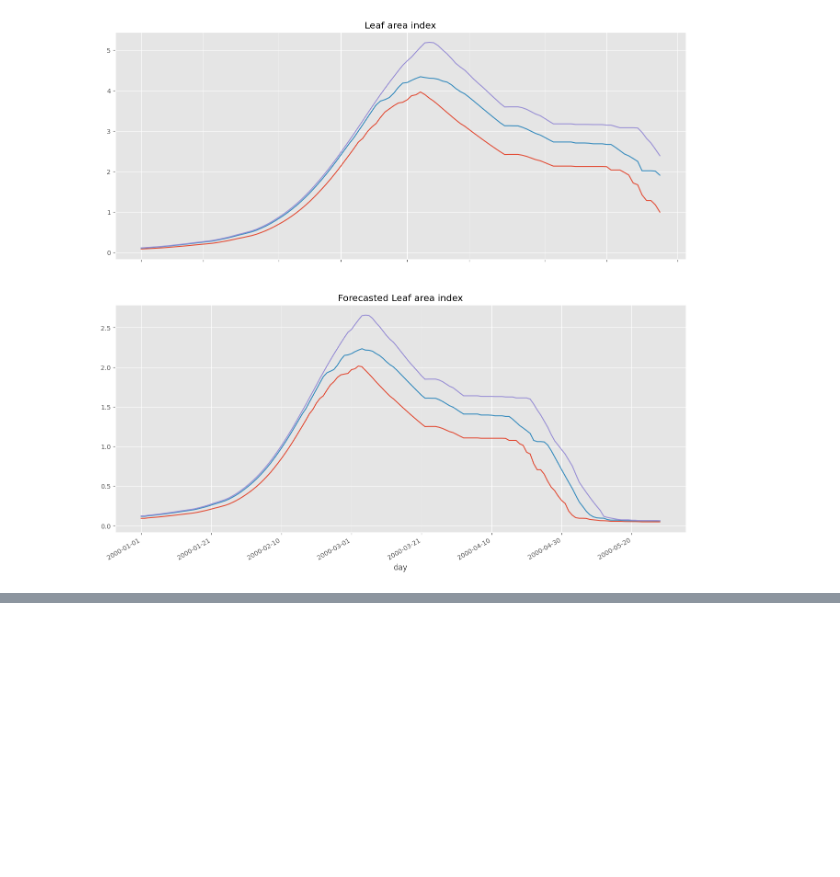
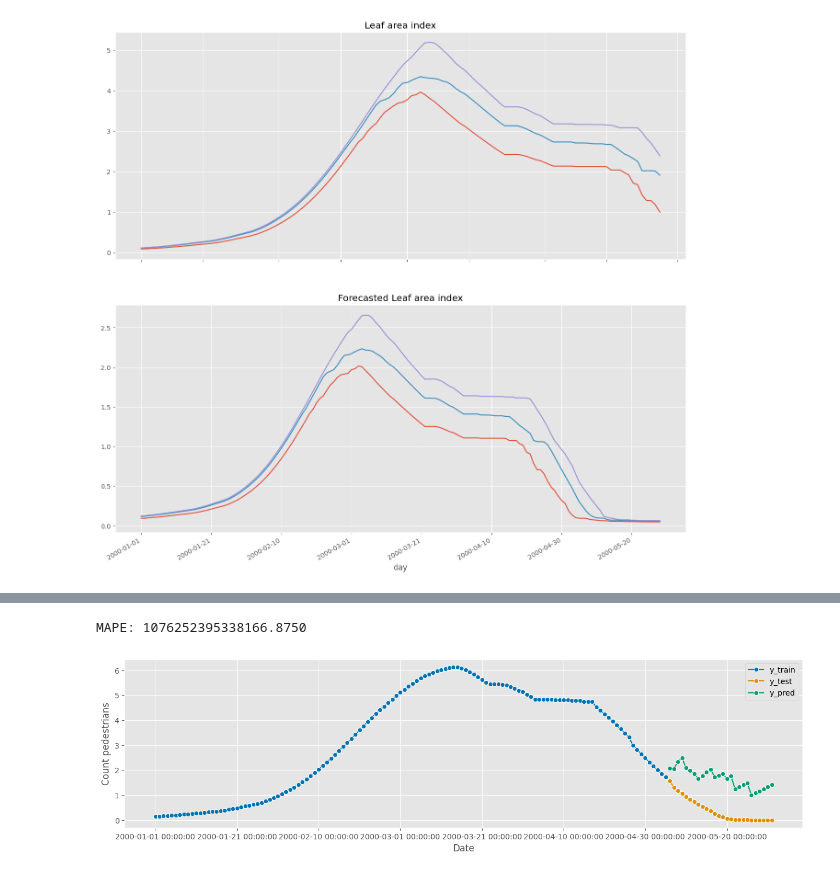
Before and after one commit to JBris/wofost-data-assimilation, a Jupyter notebook: notebooks/sktime.ipynb, the cells around one changed output, grey strips where cells are left out. Saved outputs shown, nothing was run; the diff lists cells and outputs as text; code cells hidden in the pictures; blank space fills up the shorter version.

```diff
--- a/notebooks/sktime.ipynb
+++ b/notebooks/sktime.ipynb
@@ -277,0 +316,12 @@ fig.autofmt_xdate()
+# %%
+y = df.LAI
+X = df[["week", "month", "day"]]
+X = pd.get_dummies(X.astype(str), drop_first=True)
+X.index = pd.to_datetime(df.index)
+
+y.index = pd.to_datetime(df.index)
+
+y_train, y_test = temporal_train_test_split(y, test_size=26)
+X_train, X_test = temporal_train_test_split(X, test_size=26)
+
+y
@@ -277,0 +342,17 @@ fig.autofmt_xdate()
+# %%
+from sklearn.linear_model import LinearRegression, Lasso, Ridge
+from sklearn.neighbors import KNeighborsRegressor
+
+regressor = KNeighborsRegressor()
+forecaster = make_reduction(regressor, window_length=12, strategy="recursive")
+fh = ForecastingHorizon(y_test.index, is_relative=False)
+# Fit and predict
+forecaster.fit(y=y_train, X=X_train)
+y_pred = forecaster.predict(fh=fh, X=X_test)
+
+plot_series(y_train, y_test, y_pred, labels=["y_train", "y_test", "y_pred"], x_label='Date', y_label='Count pedestrians');
+
+print('MAPE: %.4f' % mean_absolute_percentage_error(y_test, y_pred, symmetric=False))
+# %% [output]
+MAPE: 1076252395338166.8750
+[figure, added]
```
Also changed, not shown: parts of 6 cells of this notebook, 2 other files.
